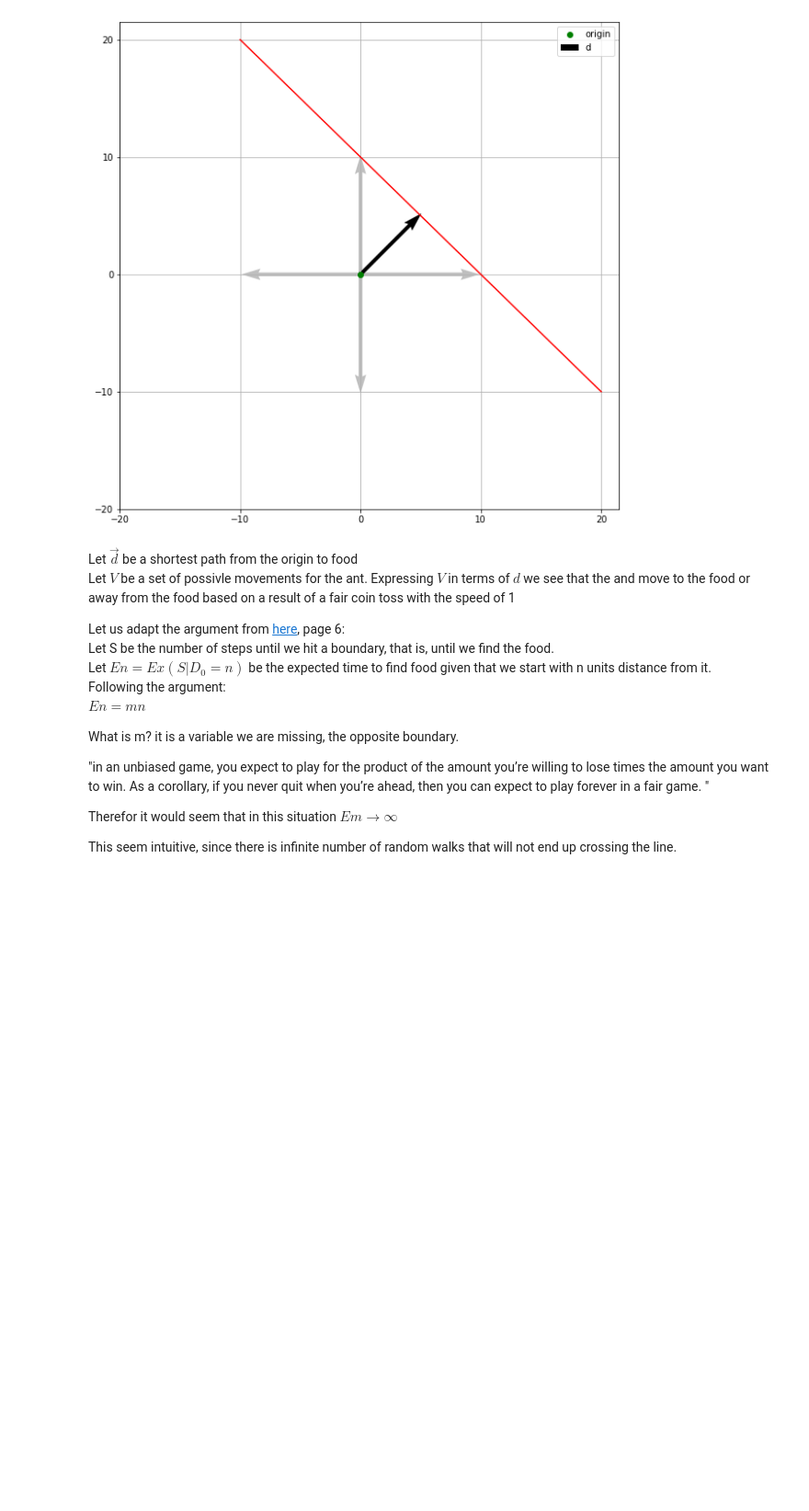
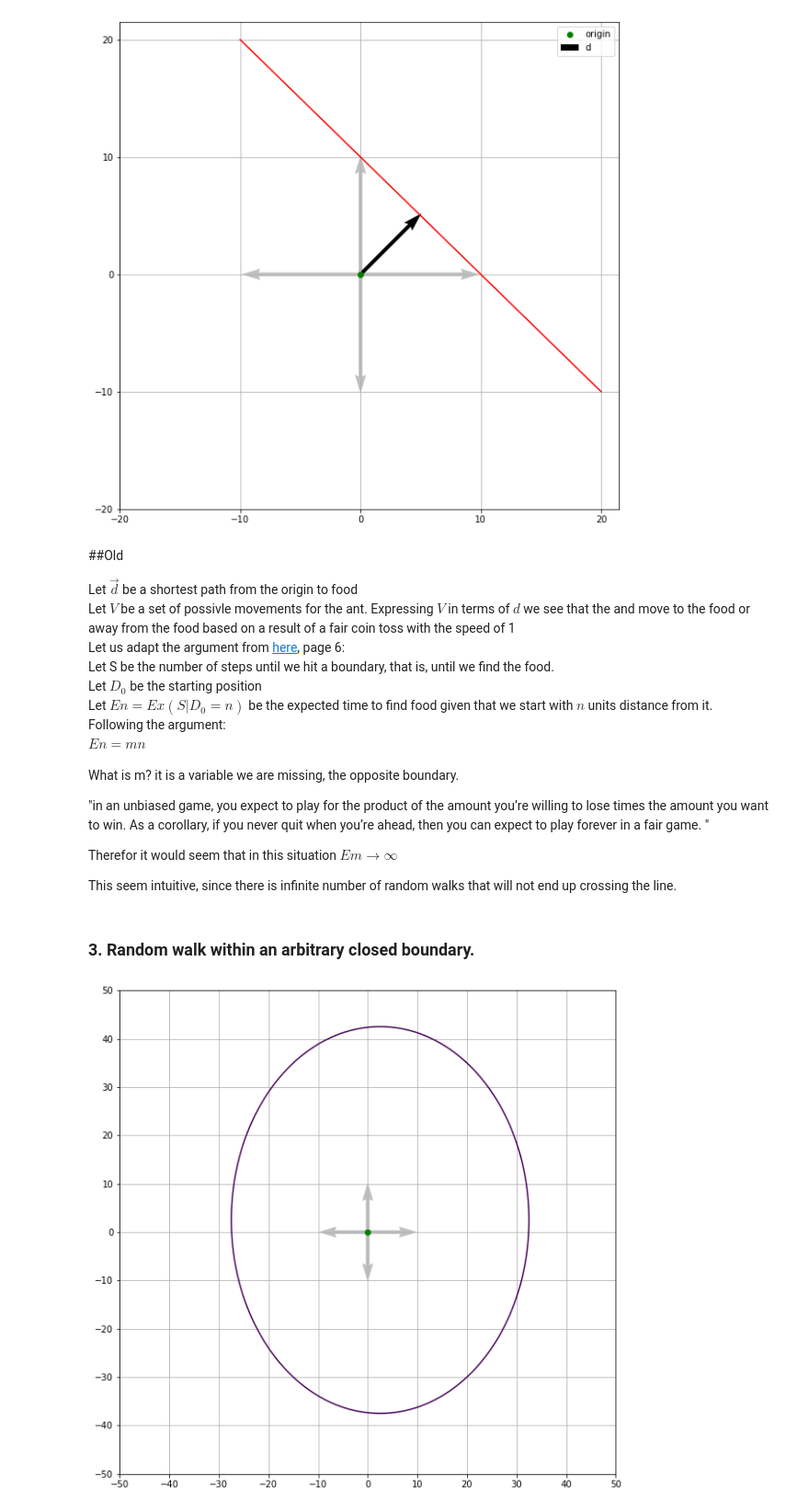
Before and after one commit to aleeusgr/fun, a Jupyter notebook: optiver.ipynb, the cells around one changed output. Shown at 92% size. Saved outputs shown, nothing was run; the diff lists cells and outputs as text; code cells hidden in the pictures; blank space fills up the shorter version.

```diff
--- a/optiver.ipynb
+++ b/optiver.ipynb
@@ -38,12 +38,12 @@ for i in a:
     for j in (1,-1):
         ax.plot(j*i[0],j*i[1],'ro')
 
-def plot_grid(ax):
-    major_ticks = np.arange(-20, food[-1]+1, 10)
+def plot_grid(ax, scale = 20):
+    major_ticks = np.arange(-1*scale, scale+1, 10)
     ax.set_xticks(major_ticks)
     ax.set_yticks(major_ticks)
     ax.grid()
-plot_grid(ax)
+plot_grid(ax, scale=20)
 plt.show()
 # %% [output]
 [figure]
@@ -114,12 +112,14 @@ plt.show()
 # %% [output]
 [figure]
 # %% [markdown]
+##Old
+
 Let $\vec{d}$ be a shortest path from the origin to food <br>
 Let $V$ be a set of possivle movements for the ant. Expressing $V$ in terms of $d$ we see that the and move to the food or away from the food based on a result of a fair coin toss with the speed of 1<br>
-
 Let us adapt the argument from [here](https://web.mit.edu/neboat/Public/6.042/randomwalks.pdf), page 6: <br>
 Let S be the number of steps until we hit a boundary, that is, until we find the food. <br>
-Let $En = Ex (S |D_0 = n)$ be the expected time to find food given that we start with n units distance from it. <br>
+Let $D_0$ be the starting position <br>
+Let $En = Ex (S |D_0 = n)$ be the expected time to find food given that we start with $n$ units distance from it. <br>
 Following the argument: <br>
 $En = mn$ <br>
 
@@ -130,7 +130,34 @@ a corollary, if you never quit when you’re ahead, then you can expect to play
 
 Therefor it would seem that in this situation $Em \to \infty$ <br>
 
-This seem intuitive, since there is infinite number of random walks that will not end up crossing the line.
+This seem intuitive, since there is infinite number of random walks that will not end up crossing the line. <br>
+# %% [markdown]
+### 3. Random walk within an arbitrary closed boundary.
 # %%
 v = 10
 movement_vectors = np.array(((0,v),(v,0),(0,-1*v),(-1*v,0)))
+# %%
+import numpy as np
+import matplotlib.pyplot as plt
+fig, ax = plt.subplots(figsize=(10, 10))
+scale = 50
+
+plot_ant(ax,movement_vectors,scale = 2*scale)
+plot_grid(ax,scale)
+
+def make_circle(x_offset = -2.5,y_offset = -2.5, x_aspect = 1/30,y_aspect = 1/40):
+    '''
+    https://stackoverflow.com/questions/32092899/plot-equation-showing-a-circle
+    '''
+    r = 1
+    x = np.linspace(-1.0*scale, 1.0*scale, 100)
+    y = np.linspace(-1.0*scale, 1.0*scale, 100)
+    X, Y = np.meshgrid(x,y)
+
+    F = ((X-x_offset)*x_aspect)**2 + ((Y-y_offset)*y_aspect)**2 - r
+    return -1*X,-1*Y,F #why is it flipped?
+X,Y,F = make_circle()
+ax.contour(X,Y,F,[0])
+plt.show()
+# %% [output]
+[figure, added]
```
Also changed, not shown: parts of 6 cells of this notebook, 1 other file.
